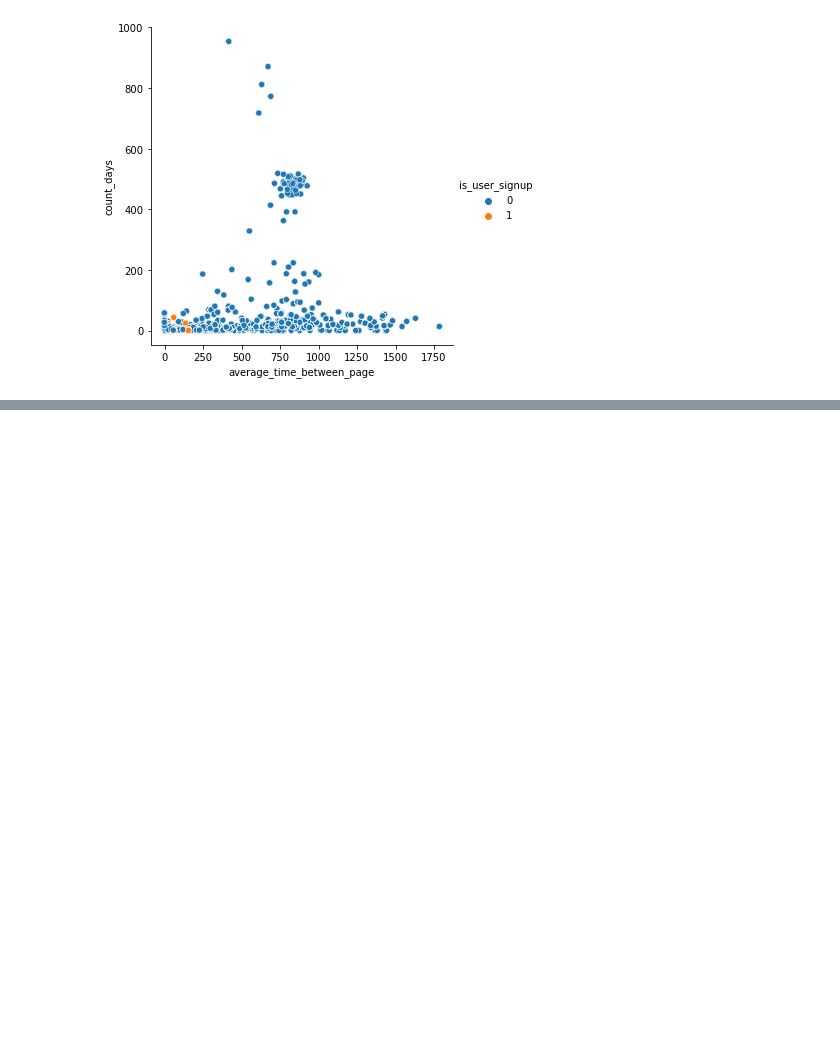
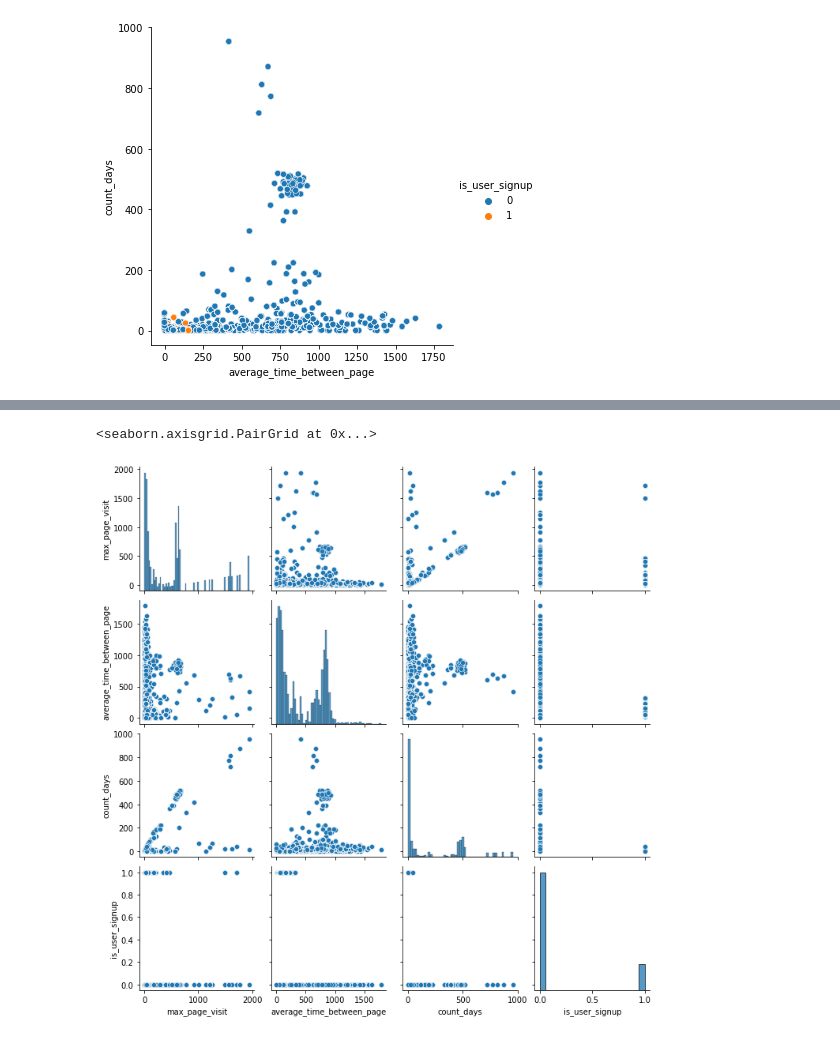
Before and after one commit to francobelloni85/DataMiningUni, a Jupyter notebook: BotDetection.ipynb, the cells around one changed output, grey strips where cells are left out. Drawn from its saved outputs; the diff is of its cells as text; code cells hidden in the pictures; blank space fills up the shorter version.

```diff
--- a/BotDetection.ipynb
+++ b/BotDetection.ipynb
@@ -737,0 +757,11 @@ Group by ip
+# %%
+dataset_by_ip_dataset = dataset_by_group.copy(deep=True)
+# del dataset_by_ip_dataset['count_page']
+# ip 	count_page 	max_page_visit 	average_time_between_page 	count_days 	is_user_signup
+
+dataset_by_ip = dataset_by_ip_dataset.groupby("ip").agg(
+    max_page_visit=pd.NamedAgg(column="max_page_visit", aggfunc="max"),
+    average_time_between_page=pd.NamedAgg(column="average_time_between_page", aggfunc=np.mean),
+    count_days=pd.NamedAgg(column="count_days", aggfunc="max"),
+    is_user_signup=pd.NamedAgg(column="is_user_signup", aggfunc="max")
+    )
@@ -737,0 +788,5 @@ Group by ip
+# %%
+sn.pairplot(dataset_by_ip_dataset)
+# %% [output]
+<seaborn.axisgrid.PairGrid at 0x...>
+[figure, added]
```
Also changed, not shown: parts of 9 cells of this notebook, 1 other file.
